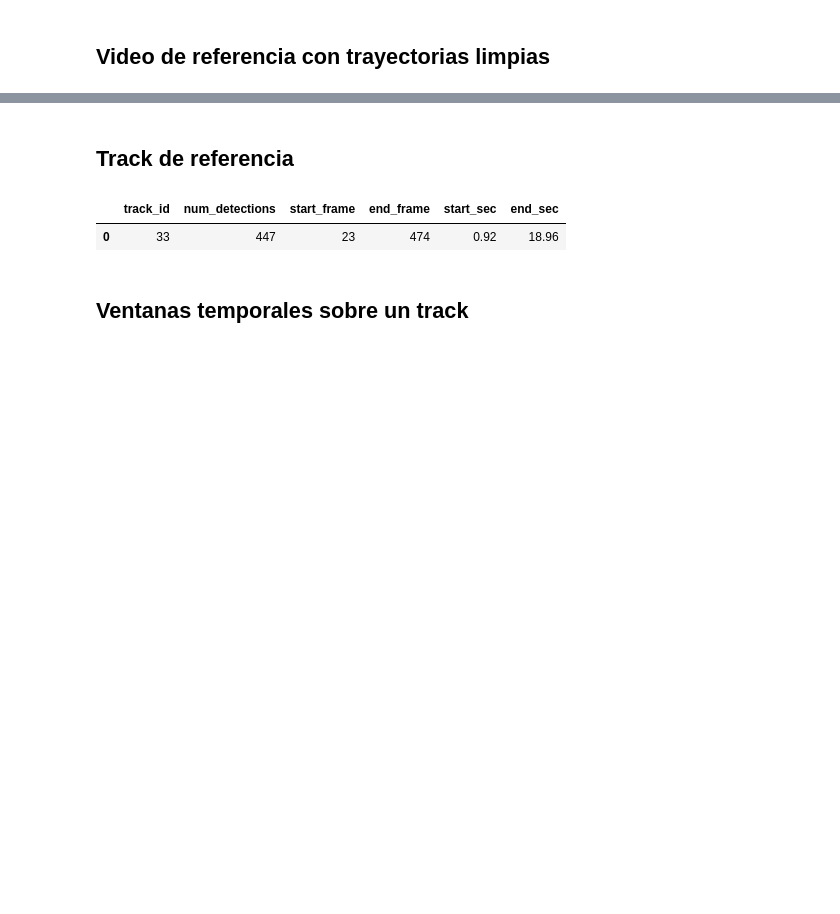
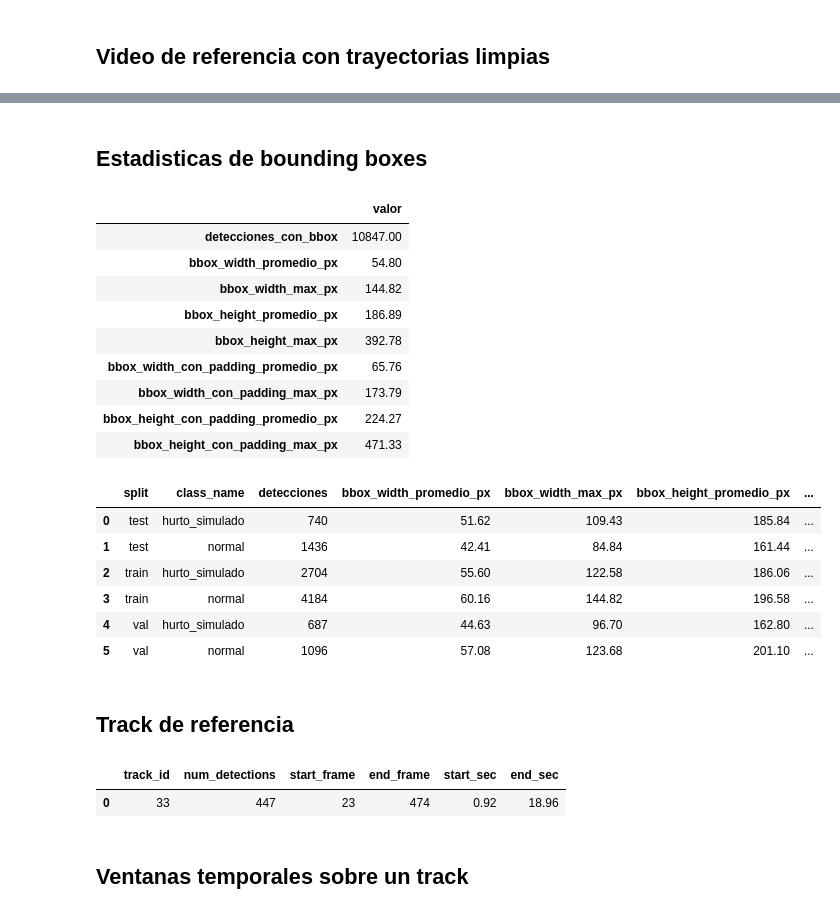
Before and after one commit to 90sfranco/detector-hurto-video, a Jupyter notebook: ENTREGA_3/notebooks/03_ventanas_por_persona.ipynb, the cells around one changed output, grey strips where cells are left out. Saved outputs shown, nothing was run; the diff lists cells and outputs as text; code cells hidden in the pictures; blank space fills up the shorter version.

Commit message:
[fix] clean up project for the start of phase 3

```diff
--- a/ENTREGA_2/notebooks/03_modulo3_ventanas_por_persona.ipynb
+++ b/ENTREGA_3/notebooks/03_ventanas_por_persona.ipynb
@@ -13,7 +13,7 @@ import matplotlib.pyplot as plt
 import numpy as np
 import pandas as pd
 
-PROJECT_ROOT = Path.cwd().parent if Path.cwd().name == "notebooks" else Path.cwd()
+PROJECT_ROOT = Path.cwd().parent
 
 VIDEO_MANIFEST_PATH = PROJECT_ROOT / "outputs" / "tracking" / "video_manifest_tracking_15pct.csv"
 TRACKING_OUTPUT_DIR = PROJECT_ROOT / "outputs" / "tracking"
@@ -21,14 +21,14 @@ OUTPUT_DIR = PROJECT_ROOT / "outputs" / "person_windows"
 
 PERSON_WINDOW_SECONDS = 3.0
 PERSON_WINDOW_STRIDE_SECONDS = 1.5
-FRAMES_PER_PERSON_WINDOW = 6
-GRID_ROWS = 2
+FRAMES_PER_PERSON_WINDOW = 9
+GRID_ROWS = 3
 GRID_COLS = 3
-CROP_WIDTH = 128
-CROP_HEIGHT = 128
+CROP_WIDTH = 96
+CROP_HEIGHT = 96
 BBOX_PADDING_RATIO = 0.10
 MIN_TRACK_LENGTH_FRAMES = 8
-MIN_VALID_FRAMES_PER_WINDOW = 5
+MIN_VALID_FRAMES_PER_WINDOW = 7
 SAVE_DEBUG_EXAMPLES = True
 
 pd.Series(
@@ -99,9 +63,9 @@ Videos en el manifest usado por Modulo 3: 51
 # %%
 all_tracks_clean_path = TRACKING_OUTPUT_DIR / "all_tracks_clean.csv"
 
-if all_tracks_clean_path.exists():
+try:
     all_tracks_clean_df = pd.read_csv(all_tracks_clean_path)
-else:
+except FileNotFoundError:
     track_parts = []
     for _, video_row in video_manifest_df.iterrows():
         split_name = str(video_row["split"])
@@ -164,3 +117,64 @@ Video de referencia: test__normal__shop_lifter_n_10
+# %% [markdown]
+## Estadisticas de bounding boxes
+# %%
+bbox_stats_df = all_tracks_clean_df.copy()
+bbox_stats_df[["bbox_width", "bbox_height"]] = bbox_stats_df[["bbox_width", "bbox_height"]].apply(pd.to_numeric, errors="coerce")
+bbox_stats_df = bbox_stats_df.dropna(subset=["bbox_width", "bbox_height"]).copy()
+
+bbox_stats_df["padded_bbox_width"] = bbox_stats_df["bbox_width"] * (1 + 2 * BBOX_PADDING_RATIO)
+bbox_stats_df["padded_bbox_height"] = bbox_stats_df["bbox_height"] * (1 + 2 * BBOX_PADDING_RATIO)
+
+overall_bbox_stats = pd.Series(
+    {
+        "detecciones_con_bbox": int(len(bbox_stats_df)),
+        "bbox_width_promedio_px": round(float(bbox_stats_df["bbox_width"].mean()), 2),
+        "bbox_width_max_px": round(float(bbox_stats_df["bbox_width"].max()), 2),
+        "bbox_height_promedio_px": round(float(bbox_stats_df["bbox_height"].mean()), 2),
+        "bbox_height_max_px": round(float(bbox_stats_df["bbox_height"].max()), 2),
+        "bbox_width_con_padding_promedio_px": round(float(bbox_stats_df["padded_bbox_width"].mean()), 2),
+        "bbox_width_con_padding_max_px": round(float(bbox_stats_df["padded_bbox_width"].max()), 2),
+        "bbox_height_con_padding_promedio_px": round(float(bbox_stats_df["padded_bbox_height"].mean()), 2),
+        "bbox_height_con_padding_max_px": round(float(bbox_stats_df["padded_bbox_height"].max()), 2),
+    }
+)
+
+bbox_stats_by_group_df = (
+    bbox_stats_df.groupby(["split", "class_name"])
+    .agg(
+        detecciones=("frame_idx", "size"),
+        bbox_width_promedio_px=("bbox_width", "mean"),
+        bbox_width_max_px=("bbox_width", "max"),
+        bbox_height_promedio_px=("bbox_height", "mean"),
+        bbox_height_max_px=("bbox_height", "max"),
+        bbox_width_con_padding_promedio_px=("padded_bbox_width", "mean"),
+        bbox_width_con_padding_max_px=("padded_bbox_width", "max"),
+        bbox_height_con_padding_promedio_px=("padded_bbox_height", "mean"),
+        bbox_height_con_padding_max_px=("padded_bbox_height", "max"),
+    )
+    .round(2)
+    .reset_index()
+)
+
+display(overall_bbox_stats.to_frame(name="valor"))
+display(bbox_stats_by_group_df)
+# %% [output]
+|  | valor |
+| detecciones_con_bbox | 10847.00 |
+| bbox_width_promedio_px | 54.80 |
+| bbox_width_max_px | 144.82 |
+| bbox_height_promedio_px | 186.89 |
+| bbox_height_max_px | 392.78 |
+| bbox_width_con_padding_promedio_px | 65.76 |
+| bbox_width_con_padding_max_px | 173.79 |
+| bbox_height_con_padding_promedio_px | 224.27 |
+| bbox_height_con_padding_max_px | 471.33 |
+|  | split | class_name | detecciones | bbox_width_promedio_px | bbox_width_max_px | bbox_height_promedio_px | ... |
+| 0 | test | hurto_simulado | 740 | 51.62 | 109.43 | 185.84 | ... |
+| 1 | test | normal | 1436 | 42.41 | 84.84 | 161.44 | ... |
+| 2 | train | hurto_simulado | 2704 | 55.60 | 122.58 | 186.06 | ... |
+| 3 | train | normal | 4184 | 60.16 | 144.82 | 196.58 | ... |
+| 4 | val | hurto_simulado | 687 | 44.63 | 96.70 | 162.80 | ... |
+| 5 | val | normal | 1096 | 57.08 | 123.68 | 201.10 | ... |
 # %% [markdown]
 ## Track de referencia
 # %%
```
Also changed, not shown: parts of 5 cells of this notebook, 14 other files.
